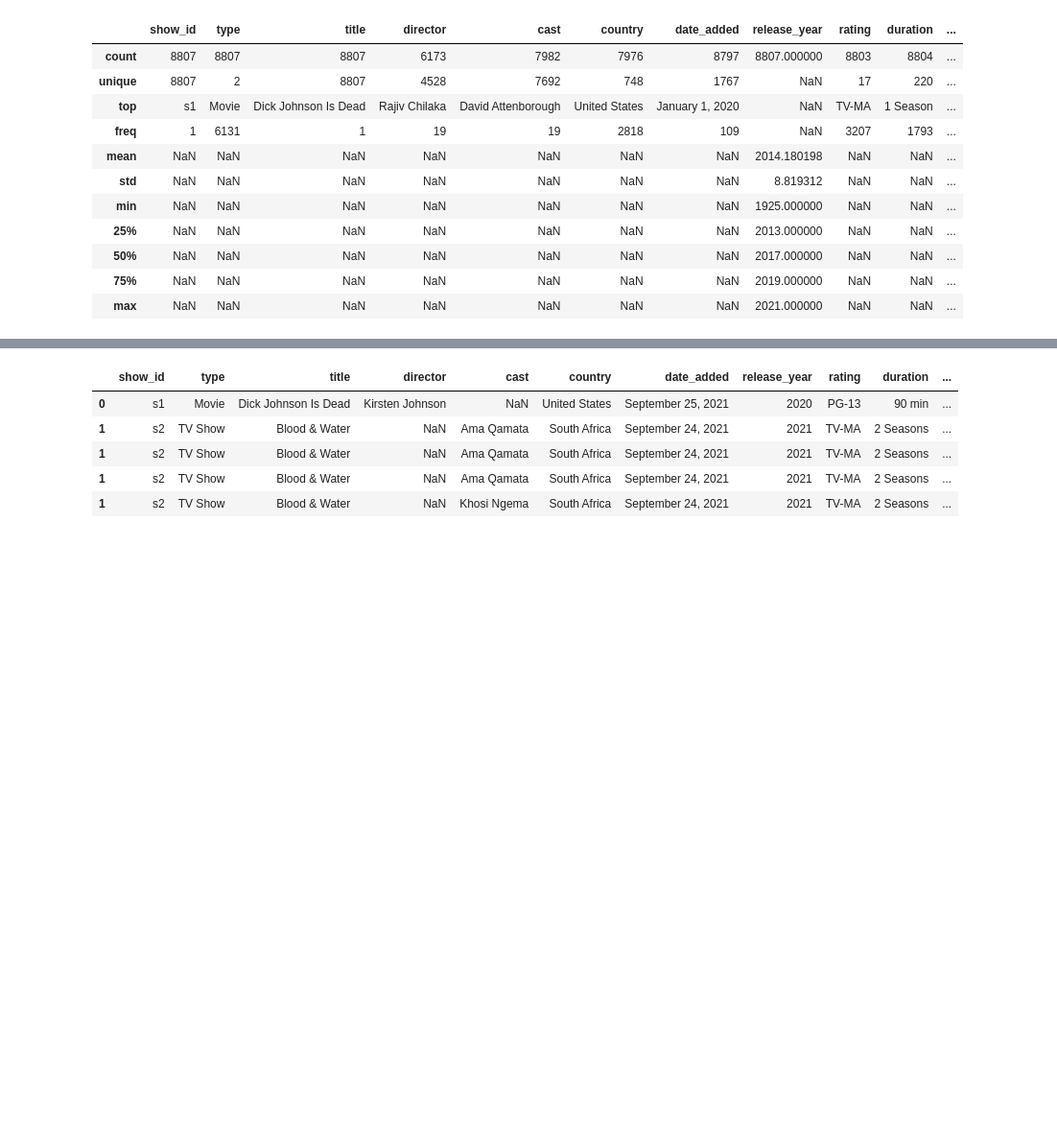
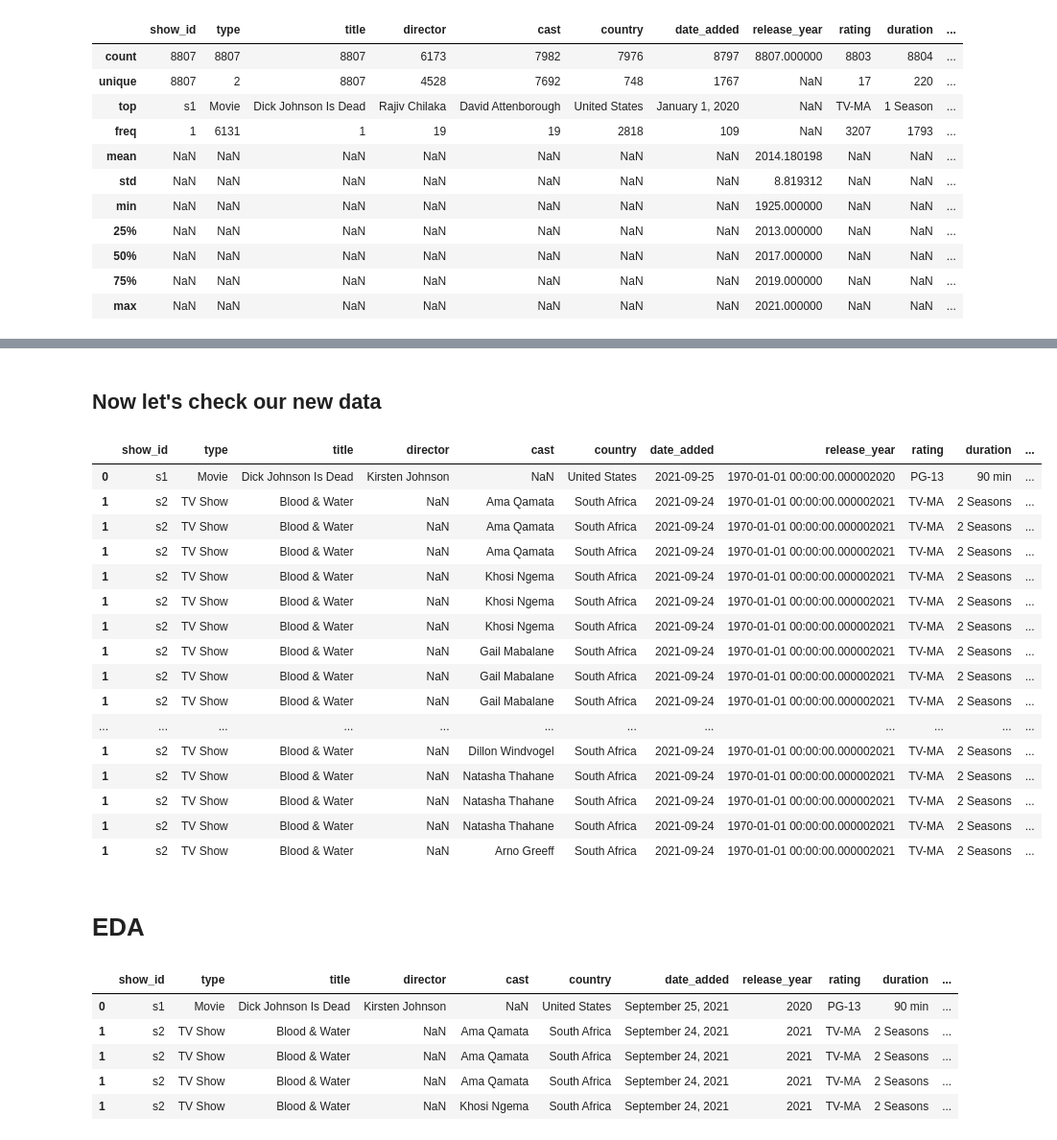
Before and after one commit to charles-owo/ott_platform_data_cleaning, a Jupyter notebook: ott_platform_cleaning.ipynb, the cells around one changed output, grey strips where cells are left out. Shown at 96% size. Saved outputs shown, nothing was run; the diff lists cells and outputs as text; code cells hidden in the pictures; blank space fills up the shorter version.

```diff
--- a/ott_platform_cleaning.ipynb
+++ b/ott_platform_cleaning.ipynb
@@ -89,8 +105,0 @@ df['cast'] = df['cast'].str.strip()
-# %%
-df['country']= df['country'].str.split(',')
-df = df.explode('country')
-df['country'] = df['country'].str.strip()
-# %%
-df['listed_in']= df['listed_in'].str.split(',')
-df = df.explode('listed_in')
-df['listed_in'] = df['listed_in'].str.strip()
@@ -96,0 +123,34 @@ df['listed_in'] = df['listed_in'].str.strip()
+# %%
+# Un nesting columns, although this will populate the data
+nested_column  = ['director', 'cast', 'country', 'listed_in']
+for i in nested_column :
+    df[str(i)]= df[str(i)].str.split(',')
+    df = df.explode(str(i))
+    df[str(i)] = df[str(i)].str.strip()
+# %%
+df['date_added'] = pd.to_datetime(df['date_added'])
+df['release_year'] = pd.to_datetime(df['release_year'])
+# %% [markdown]
+## Now let's check our new data
+# %%
+df.head(20)
+# %% [output]
+|  | show_id | type | title | director | cast | country | date_added | release_year | rating | duration | ... |
+| 0 | s1 | Movie | Dick Johnson Is Dead | Kirsten Johnson | NaN | United States | 2021-09-25 | 1970-01-01 00:00:00.000002020 | PG-13 | 90 min | ... |
+| 1 | s2 | TV Show | Blood & Water | NaN | Ama Qamata | South Africa | 2021-09-24 | 1970-01-01 00:00:00.000002021 | TV-MA | 2 Seasons | ... |
+| 1 | s2 | TV Show | Blood & Water | NaN | Ama Qamata | South Africa | 2021-09-24 | 1970-01-01 00:00:00.000002021 | TV-MA | 2 Seasons | ... |
+| 1 | s2 | TV Show | Blood & Water | NaN | Ama Qamata | South Africa | 2021-09-24 | 1970-01-01 00:00:00.000002021 | TV-MA | 2 Seasons | ... |
+| 1 | s2 | TV Show | Blood & Water | NaN | Khosi Ngema | South Africa | 2021-09-24 | 1970-01-01 00:00:00.000002021 | TV-MA | 2 Seasons | ... |
+| 1 | s2 | TV Show | Blood & Water | NaN | Khosi Ngema | South Africa | 2021-09-24 | 1970-01-01 00:00:00.000002021 | TV-MA | 2 Seasons | ... |
+| 1 | s2 | TV Show | Blood & Water | NaN | Khosi Ngema | South Africa | 2021-09-24 | 1970-01-01 00:00:00.000002021 | TV-MA | 2 Seasons | ... |
+| 1 | s2 | TV Show | Blood & Water | NaN | Gail Mabalane | South Africa | 2021-09-24 | 1970-01-01 00:00:00.000002021 | TV-MA | 2 Seasons | ... |
+| 1 | s2 | TV Show | Blood & Water | NaN | Gail Mabalane | South Africa | 2021-09-24 | 1970-01-01 00:00:00.000002021 | TV-MA | 2 Seasons | ... |
+| 1 | s2 | TV Show | Blood & Water | NaN | Gail Mabalane | South Africa | 2021-09-24 | 1970-01-01 00:00:00.000002021 | TV-MA | 2 Seasons | ... |
+| ... | ... | ... | ... | ... | ... | ... | ... | ... | ... | ... | ... |
+| 1 | s2 | TV Show | Blood & Water | NaN | Dillon Windvogel | South Africa | 2021-09-24 | 1970-01-01 00:00:00.000002021 | TV-MA | 2 Seasons | ... |
+| 1 | s2 | TV Show | Blood & Water | NaN | Natasha Thahane | South Africa | 2021-09-24 | 1970-01-01 00:00:00.000002021 | TV-MA | 2 Seasons | ... |
+| 1 | s2 | TV Show | Blood & Water | NaN | Natasha Thahane | South Africa | 2021-09-24 | 1970-01-01 00:00:00.000002021 | TV-MA | 2 Seasons | ... |
+| 1 | s2 | TV Show | Blood & Water | NaN | Natasha Thahane | South Africa | 2021-09-24 | 1970-01-01 00:00:00.000002021 | TV-MA | 2 Seasons | ... |
+| 1 | s2 | TV Show | Blood & Water | NaN | Arno Greeff | South Africa | 2021-09-24 | 1970-01-01 00:00:00.000002021 | TV-MA | 2 Seasons | ... |
+# %% [markdown]
+# EDA
```
Also changed, not shown: parts of 7 cells of this notebook.
